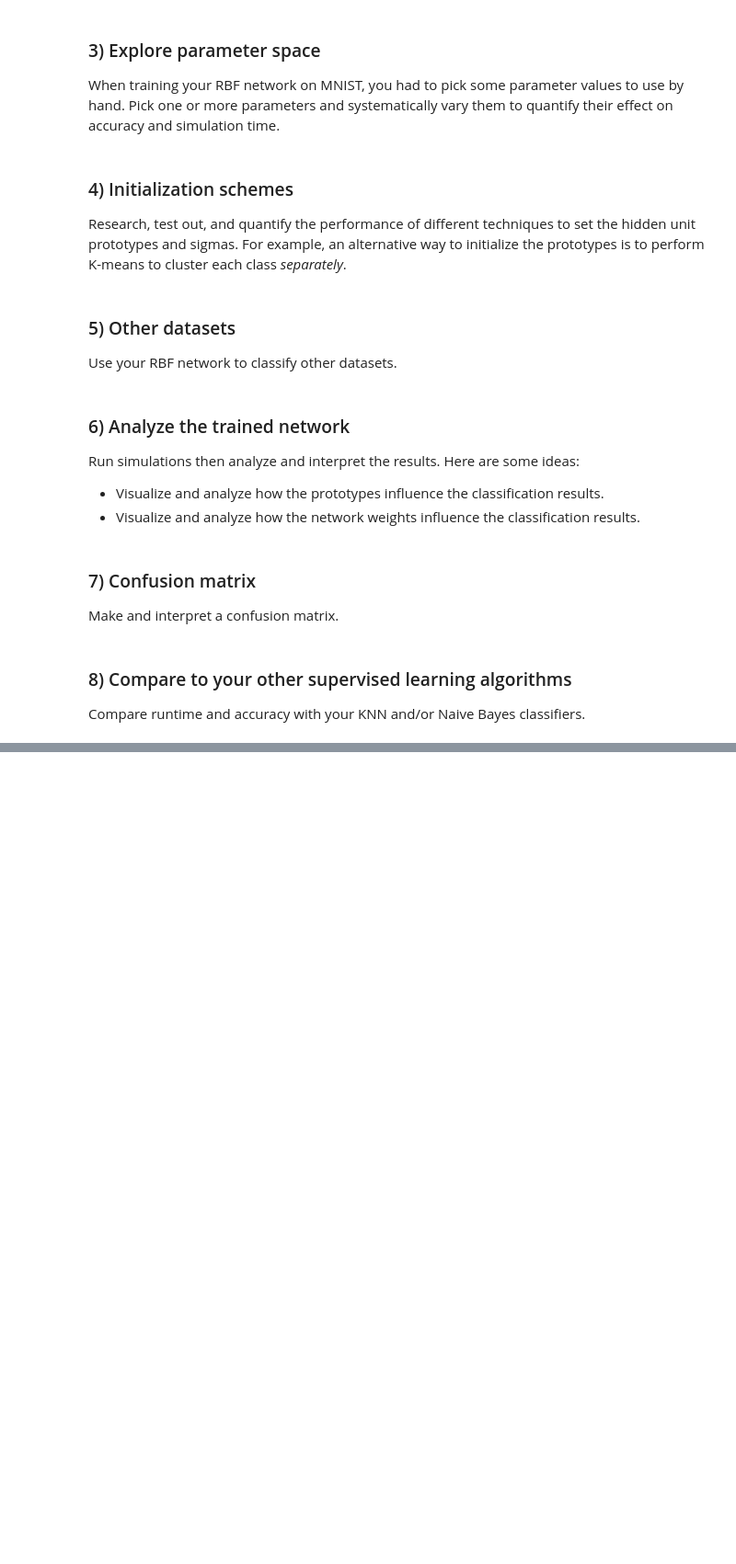
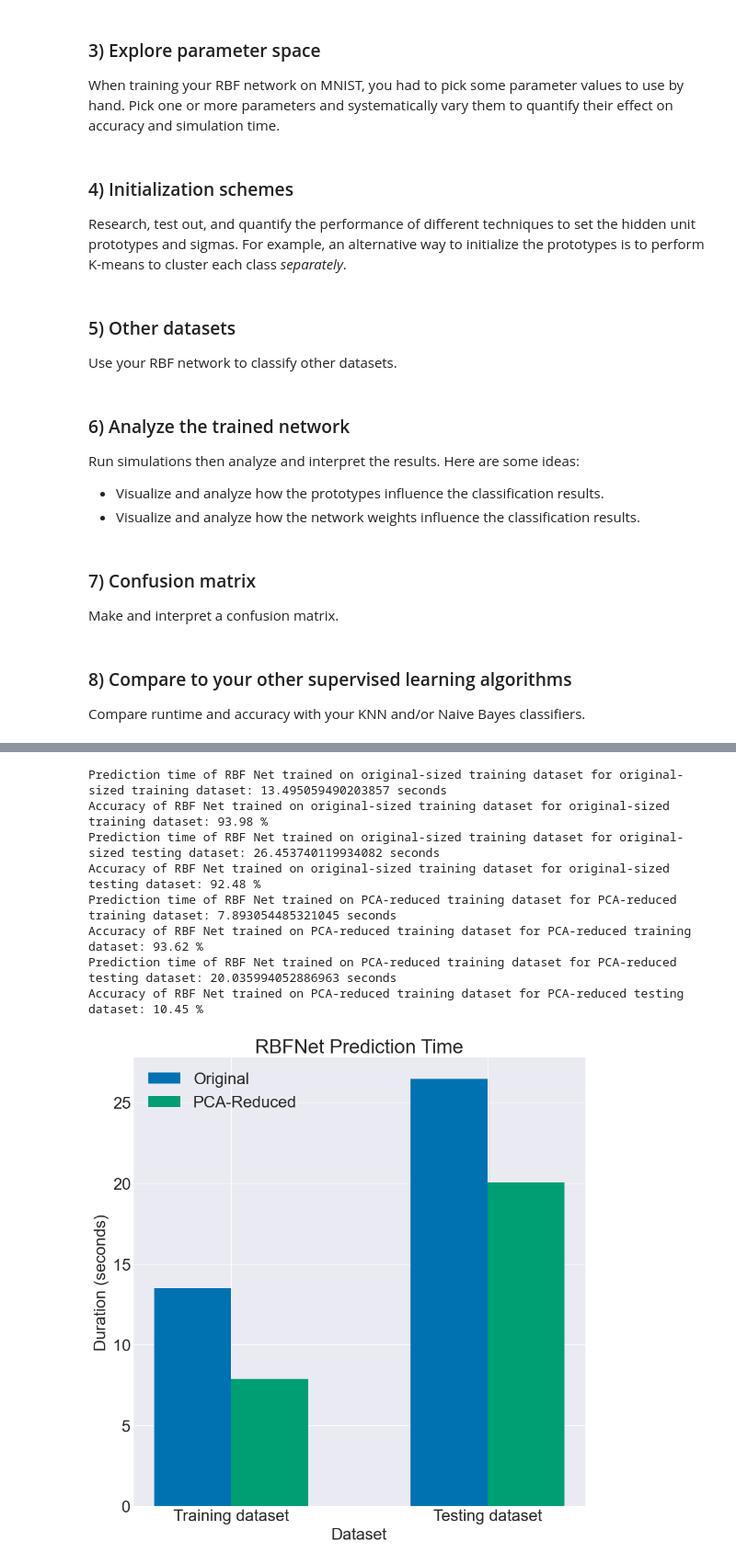
Before and after one commit to francisohara24/CS251, a Jupyter notebook: project_7/rbf.ipynb, the cells around one changed output, grey strips where cells are left out. Shown at 92% size. Drawn from its saved outputs; the diff is of its cells as text; code cells hidden in the pictures; blank space fills up the shorter version.

```diff
--- a/project_7/rbf.ipynb
+++ b/project_7/rbf.ipynb
@@ -517,0 +657,78 @@ Compare runtime and accuracy with your KNN and/or Naive Bayes classifiers.
+# %%
+start_time = time.time()
+y_pred_original_train = mnist_net_original.predict(x_train[:5000])
+predict_time_original_train = time.time() - start_time
+accuracy_original_train = mnist_net_original.accuracy(y_train[:5000], y_pred_original_train)
+
+start_time = time.time()
+y_pred_original_test = mnist_net_original.predict(x_test)
+predict_time_original_test = time.time() - start_time
+accuracy_original_test = mnist_net_original.accuracy(y_test, y_pred_original_test)
+
+start_time = time.time()
+y_pred_reduced_train = mnist_net_reduced.predict(x_train_reduced[:5000])
+predict_time_reduced_train = time.time() - start_time
+accuracy_reduced_train = mnist_net_reduced.accuracy(y_train[:5000], y_pred_reduced_train)
+
+start_time = time.time()
+y_pred_reduced_test = mnist_net_reduced.predict(x_test_reduced)
+predict_time_reduced_test = time.time() - start_time
+accuracy_reduced_test = mnist_net_reduced.accuracy(y_test, y_pred_reduced_test)
+
+print(f"Prediction time of RBF Net trained on original-sized training dataset for original-sized training dataset: {predict_time_original_train} seconds")
+print(f"Accuracy of RBF Net trained on original-sized training dataset for original-sized training dataset: {accuracy_original_train * 100:0.2f} %")
+print(f"Prediction time of RBF Net trained on original-sized training dataset for original-sized testing dataset: {predict_time_original_test} seconds")
+print(f"Accuracy of RBF Net trained on original-sized training dataset for original-sized testing dataset: {accuracy_original_test * 100:0.2f} %")
+print(f"Prediction time of RBF Net trained on PCA-reduced training dataset for PCA-reduced training dataset: {predict_time_reduced_train} seconds")
+print(f"Accuracy of RBF Net trained on PCA-reduced training dataset for PCA-reduced training dataset: {accuracy_reduced_train * 100:0.2f} %")
+print(f"Prediction time of RBF Net trained on PCA-reduced training dataset for PCA-reduced testing dataset: {predict_time_reduced_test} seconds")
+print(f"Accuracy of RBF Net trained on PCA-reduced training dataset for PCA-reduced testing dataset: {accuracy_reduced_test * 100:0.2f} %")
+
+# visualize results - prediction time
+plt.figure(figsize=(10, 10))
+
+bar_width = 0.3
+x_values_original = np.arange(2)
+y_values_original = (predict_time_original_train, predict_time_original_test)
+x_values_reduced = (x_values_original + bar_width)
+y_values_reduced = (predict_time_reduced_train, predict_time_reduced_test)
+
+plt.bar(x_values_original, y_values_original, bar_width, label="Original")
+plt.bar(x_values_reduced, y_values_reduced, bar_width, label="PCA-Reduced")
+
+plt.xticks((x_values_original + x_values_reduced)/2, ("Training dataset", "Testing dataset"))
+plt.xlabel("Dataset")
+plt.ylabel("Duration (seconds)")
+plt.title("RBFNet Prediction Time")
+plt.legend()
+plt.show()
+
+
+# visualize results - accuracy
+plt.figure(figsize=(10, 10))
+bar_width = 0.3
+x_values_original = np.arange(2)
+x_values_reduced = x_values_original + bar_width
+y_values_original = [accuracy_original_train, accuracy_original_test]
+y_values_reduced = [accuracy_reduced_train, accuracy_reduced_test]
+
+plt.bar(x_values_original, y_values_original, bar_width, label="Original")
+plt.bar(x_values_reduced, y_values_reduced, bar_width, label="PCA-reduced")
+
+plt.title("RBF Net Accuracy")
+plt.xlabel("Dataset")
+plt.ylabel("Accuracy")
+plt.xticks((x_values_original + x_values_reduced)/2, ["Training dataset", "Testing dataset"])
+plt.ylim((0, 1.1)) # add extra-height for legend
+plt.legend()
+plt.show()
+# %% [output]
+Prediction time of RBF Net trained on original-sized training dataset for original-sized training dataset: 13.495059490203857 seconds
+Accuracy of RBF Net trained on original-sized training dataset for original-sized training dataset: 93.98 %
+Prediction time of RBF Net trained on original-sized training dataset for original-sized testing dataset: 26.453740119934082 seconds
+Accuracy of RBF Net trained on original-sized training dataset for original-sized testing dataset: 92.48 %
+Prediction time of RBF Net trained on PCA-reduced training dataset for PCA-reduced training dataset: 7.893054485321045 seconds
+Accuracy of RBF Net trained on PCA-reduced training dataset for PCA-reduced training dataset: 93.62 %
+Prediction time of RBF Net trained on PCA-reduced training dataset for PCA-reduced testing dataset: 20.035994052886963 seconds
+Accuracy of RBF Net trained on PCA-reduced training dataset for PCA-reduced testing dataset: 10.45 %
+[figure, added]
```
Also changed, not shown: parts of 37 cells of this notebook, 2 other files.
